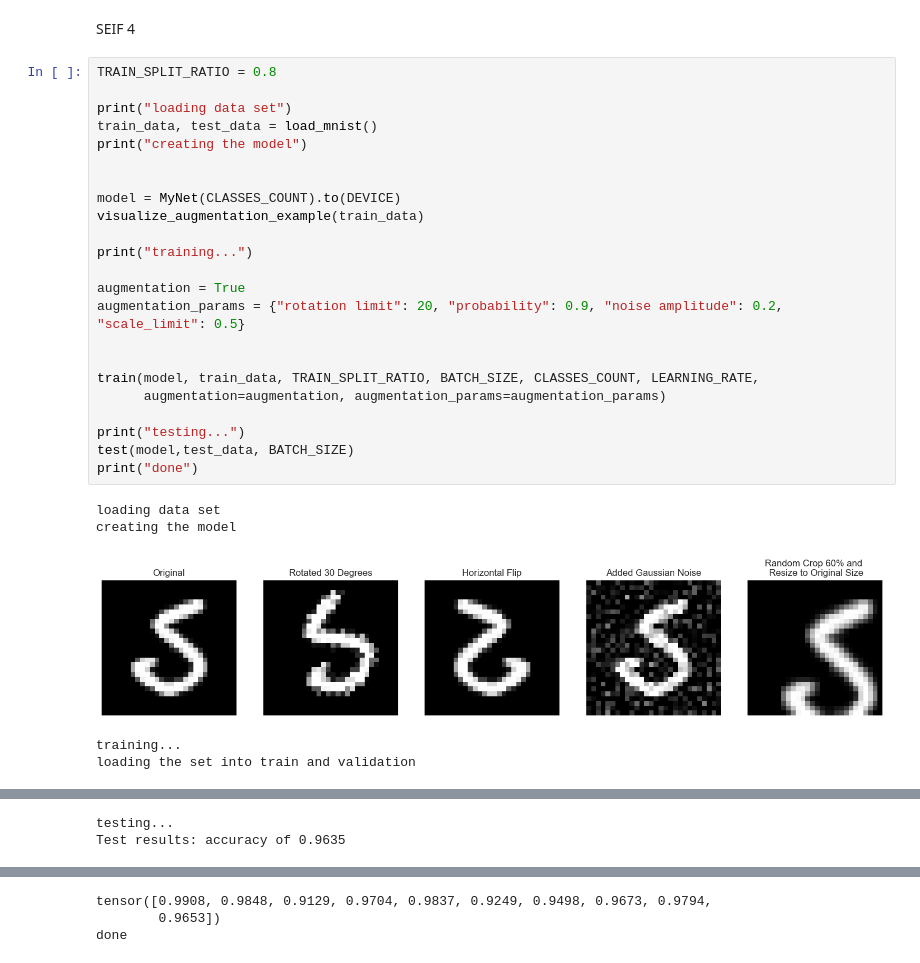
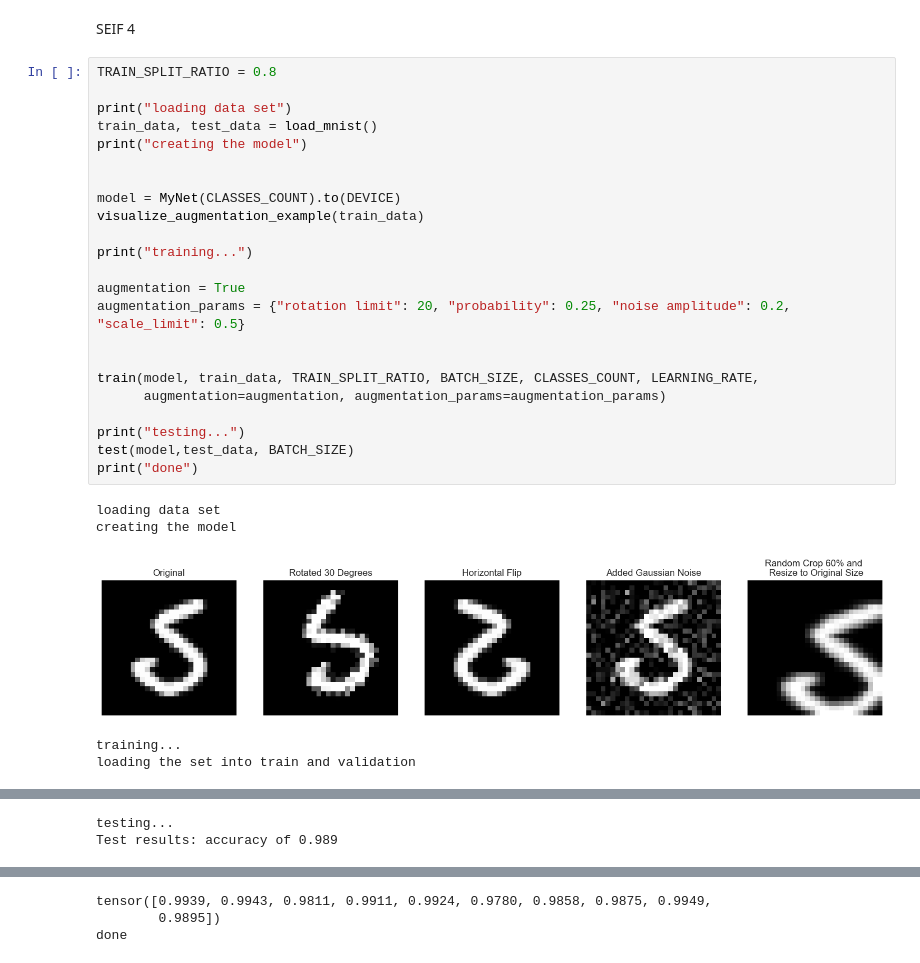
Before and after one commit to amirnadaBGU/deeplearningEE, a Jupyter notebook: HW1_xxxxxx_308339860.ipynb, the cells around one changed output, grey strips where cells are left out. Drawn from its saved outputs; the diff is of its cells as text.

```diff
--- a/HW1_xxxxxx_308339860.ipynb
+++ b/HW1_xxxxxx_308339860.ipynb
@@ -656,29 +656,29 @@ SEIF 4
 # %%
 TRAIN_SPLIT_RATIO = 0.8
 
 print("loading data set")
 train_data, test_data = load_mnist()
 print("creating the model")
 
 
 model = MyNet(CLASSES_COUNT).to(DEVICE)
 visualize_augmentation_example(train_data)
 
 print("training...")
 
 augmentation = True
-augmentation_params = {"rotation limit": 20, "probability": 0.9, "noise amplitude": 0.2, "scale_limit": 0.5}
+augmentation_params = {"rotation limit": 20, "probability": 0.25, "noise amplitude": 0.2, "scale_limit": 0.5}
 
 
 train(model, train_data, TRAIN_SPLIT_RATIO, BATCH_SIZE, CLASSES_COUNT, LEARNING_RATE,
       augmentation=augmentation, augmentation_params=augmentation_params)
 
 print("testing...")
 test(model,test_data, BATCH_SIZE)
 print("done")
 # %% [output]
 loading data set
 creating the model
-[figure, old version]
+[figure, new version]
 training...
 loading the set into train and validation
@@ -704,2 +704,2 @@ validation accuracy ratio: 0.96175
 testing...
-Test results: accuracy of 0.9635
+Test results: accuracy of 0.989
@@ -708,3 +708,3 @@ Test results: accuracy of 0.9635
-tensor([0.9908, 0.9848, 0.9129, 0.9704, 0.9837, 0.9249, 0.9498, 0.9673, 0.9794,
-        0.9653])
+tensor([0.9939, 0.9943, 0.9811, 0.9911, 0.9924, 0.9780, 0.9858, 0.9875, 0.9949,
+        0.9895])
 done
```
Also changed, not shown: parts of 1 cell of this notebook.
